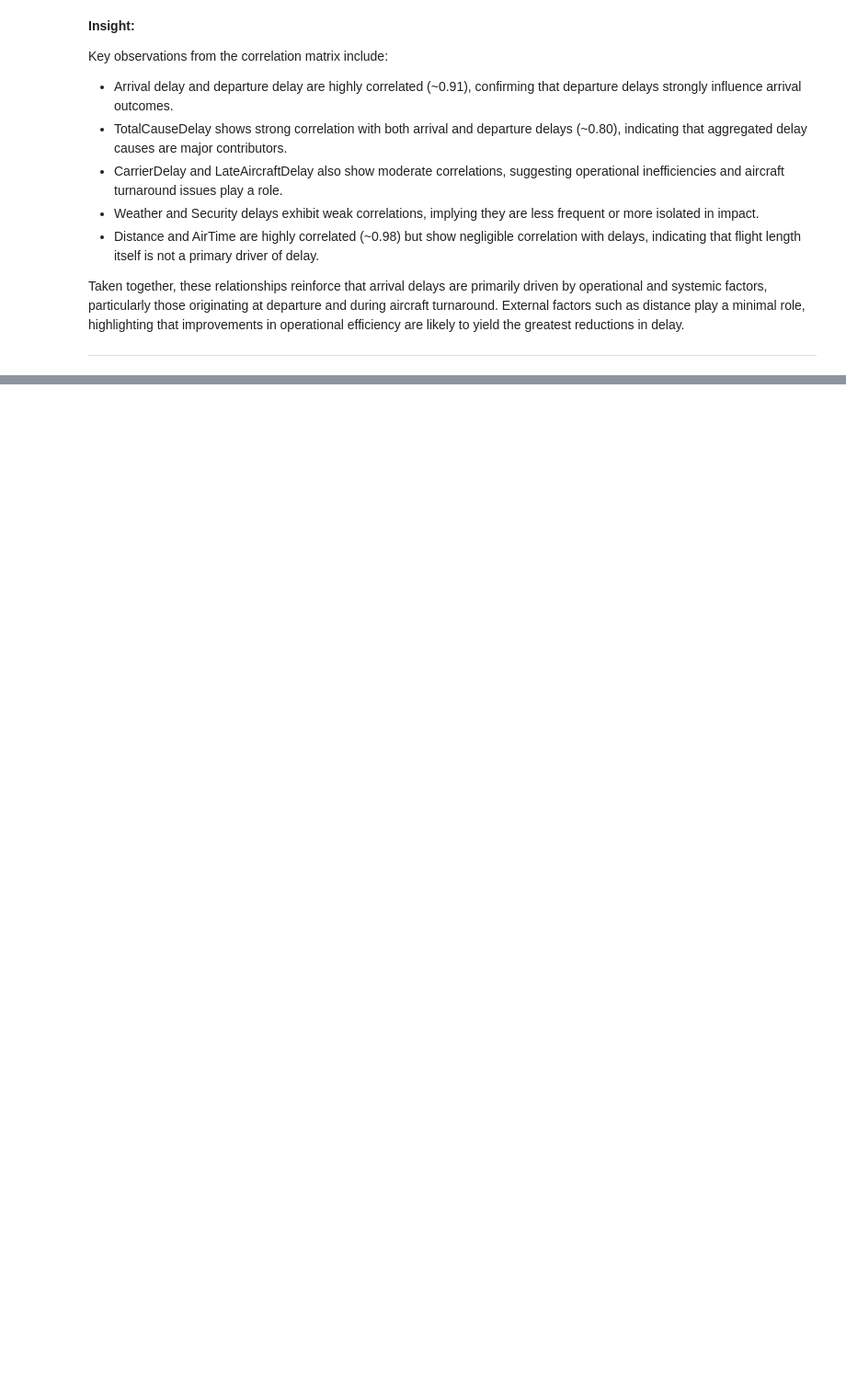
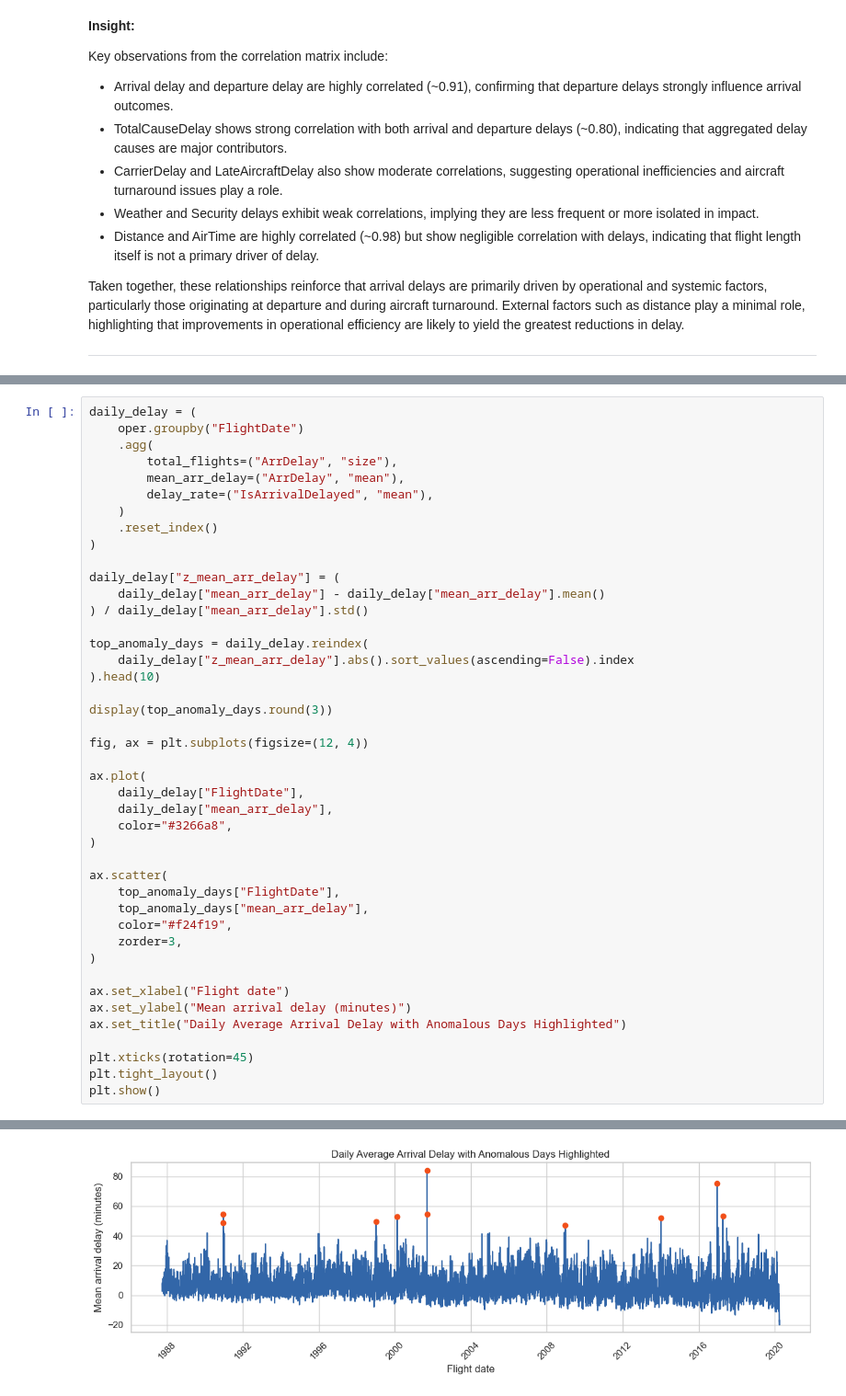
Before and after one commit to zuhrahmoh/Big-Data-Project, a Jupyter notebook: 02_exploratory_analysis.ipynb, the cells around one changed output, grey strips where cells are left out. Shown at 92% size. Drawn from its saved outputs; the diff is of its cells as text; blank space fills up the shorter version.

```diff
--- a/02_exploratory_analysis.ipynb
+++ b/02_exploratory_analysis.ipynb
@@ -328,0 +460,44 @@ Taken together, these relationships reinforce that arrival delays are primarily
+# %%
+daily_delay = (
+    oper.groupby("FlightDate")
+    .agg(
+        total_flights=("ArrDelay", "size"),
+        mean_arr_delay=("ArrDelay", "mean"),
+        delay_rate=("IsArrivalDelayed", "mean"),
+    )
+    .reset_index()
+)
+
+daily_delay["z_mean_arr_delay"] = (
+    daily_delay["mean_arr_delay"] - daily_delay["mean_arr_delay"].mean()
+) / daily_delay["mean_arr_delay"].std()
+
+top_anomaly_days = daily_delay.reindex(
+    daily_delay["z_mean_arr_delay"].abs().sort_values(ascending=False).index
+).head(10)
+
+display(top_anomaly_days.round(3))
+
+fig, ax = plt.subplots(figsize=(12, 4))
+
+ax.plot(
+    daily_delay["FlightDate"],
+    daily_delay["mean_arr_delay"],
+    color="#3266a8",
+)
+
+ax.scatter(
+    top_anomaly_days["FlightDate"],
+    top_anomaly_days["mean_arr_delay"],
+    color="#f24f19",
+    zorder=3,
+)
+
+ax.set_xlabel("Flight date")
+ax.set_ylabel("Mean arrival delay (minutes)")
+ax.set_title("Daily Average Arrival Delay with Anomalous Days Highlighted")
+
+plt.xticks(rotation=45)
+plt.tight_layout()
+plt.show()
+# %% [output]
@@ -328,0 +515 @@ Taken together, these relationships reinforce that arrival delays are primarily
+[figure, added]
```
Also changed, not shown: parts of 20 cells of this notebook.
